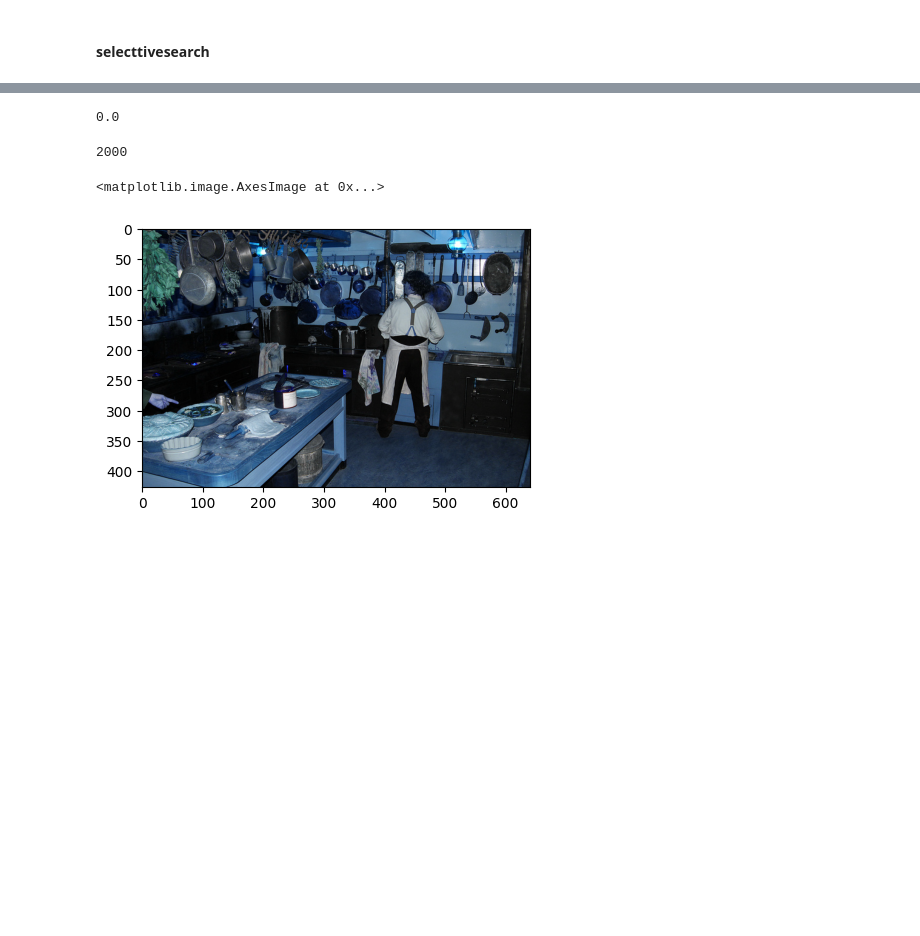
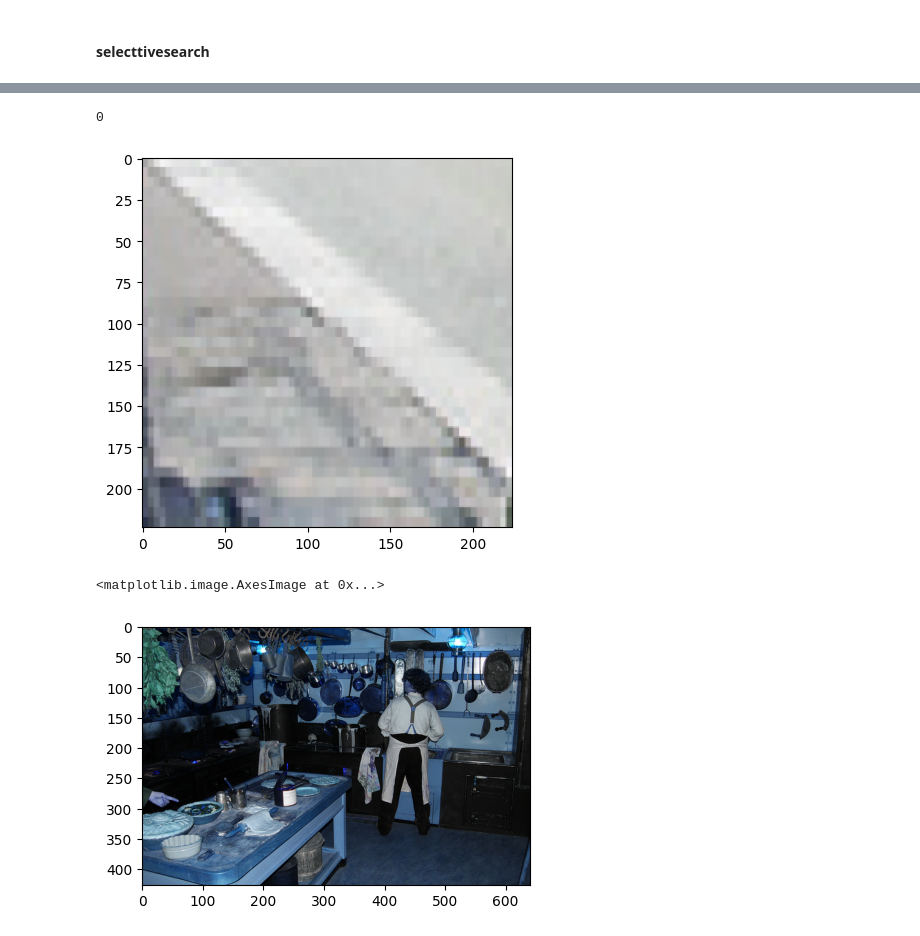
Before and after one commit to kshf59/R-CNN, a Jupyter notebook: R-CNN.ipynb, the cells around one changed output, grey strips where cells are left out. Saved outputs shown, nothing was run; the diff lists cells and outputs as text; code cells hidden in the pictures; blank space fills up the shorter version.

```diff
--- a/R-CNN.ipynb
+++ b/R-CNN.ipynb
@@ -34,6 +34,7 @@ print(imgLen)
 # %% [output]
 5000
 # %%
+start = time.time()
 ImgAll = []
 LbAll = []
 for k in range(imgLen):
@@ -55,6 +56,7 @@ for k in range(imgLen):
         pass
 print("Image Count : " + str(len(ImgAll)))
 print("Label Count : " + str(len(LbAll)))
+print("Run Time : " + str(round(time.time() - start, 2)))
 # %% [output]
 Image Count : 4952
 Label Count : 4952
@@ -174,45 +158,13 @@ train
-# %%
-iou
-# %% [output]
-0.0
-# %%
-
-imout = image.copy()
-counter = 0
-falsecounter = 0
-flag = 0
-fflag = 0
-bflag = 0
-for e,result in enumerate(ssresults):
-    if e < 2000 and flag == 0:
-        for gtval in gtvalues:
-            x,y,w,h = result
-            iou = get_iou(gtval,{"x1":x,"x2":x+w,"y1":y,"y2":y+h})
-            if counter < 30:
-                if iou > 0.70:
-                    timage = imout[y:y+h,x:x+w]
-                    resized = cv2.resize(timage, (224,224), interpolation = cv2.INTER_AREA)
-                    train_images.append(resized)
-                    train_labels.append(1)
-                    counter += 1
-            else :
-                fflag =1
-            if falsecounter <30:
-                if iou < 0.3:
-                    timage = imout[y:y+h,x:x+w]
-                    resized = cv2.resize(timage, (224,224), interpolation = cv2.INTER_AREA)
-                    train_images.append(resized)
-                    train_labels.append(0)
-                    falsecounter += 1
-            else :
-                bflag = 1
-        if fflag == 1 and bflag == 1:
-            print("inside")
-            flag = 1
-# %%
-print(len(ss_tmp))
-# %% [output]
-2000
+# %%
+tr_img = np.array(train_images)
+tr_lb = np.array(train_labels)
+# %%
+k = 123
+plt.imshow(tr_img[k])
+print(tr_lb[k])
+# %% [output]
+0
+[figure, added]
 # %%
 plt.figure(figsize = (5,5))
 plt.imshow(ImgAll[0])
```
Also changed, not shown: parts of 23 cells of this notebook, 3 other files.
